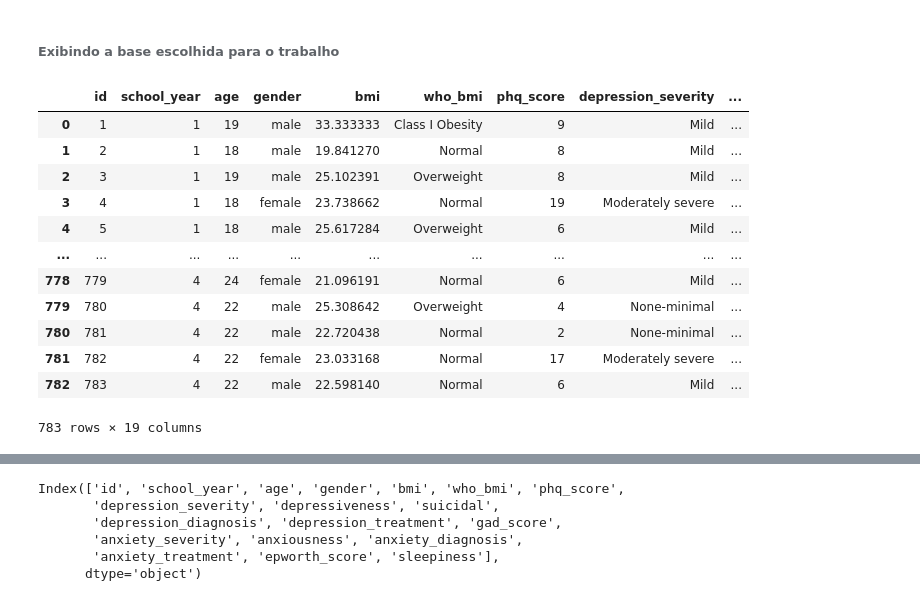
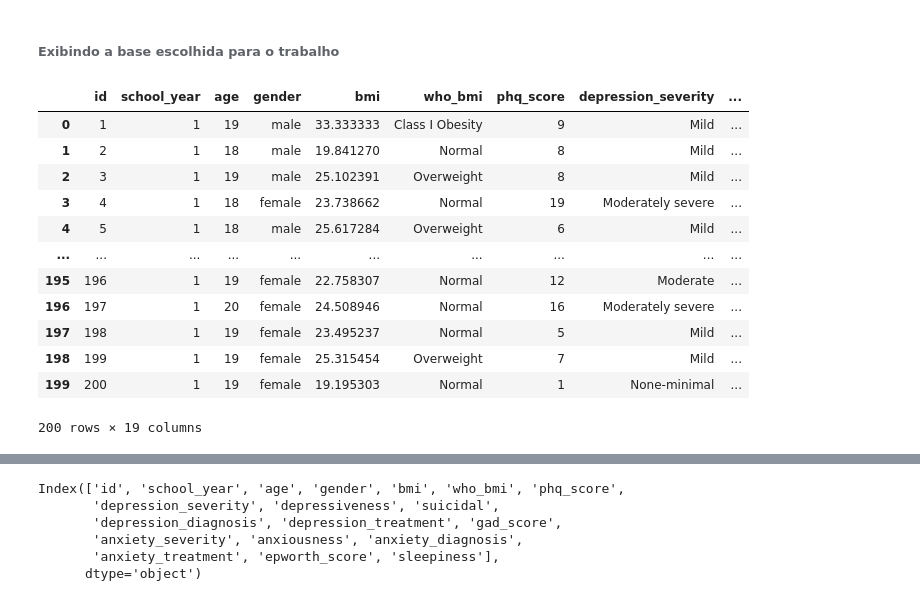
Before and after one commit to Dionizioji/TrabalhodePythonParaDataScience, a Jupyter notebook: Trabalho_pos_grad.ipynb, the cells around one changed output, grey strips where cells are left out. Saved outputs shown, nothing was run; the diff lists cells and outputs as text; code cells hidden in the pictures.

```diff
--- a/Trabalho_pos_grad.ipynb
+++ b/Trabalho_pos_grad.ipynb
@@ -13,18 +29,18 @@ import matplotlib.pyplot as plt
 ###### Exibindo a base escolhida para o trabalho
 # %%
 myDFnoMerge = pd.read_csv("depression_anxiety_data.csv")
-myDFnoMerge
+myDFnoMerge.head(200)
 # %% [output]
 |  | id | school_year | age | gender | bmi | who_bmi | phq_score | depression_severity | ... |
 | 0 | 1 | 1 | 19 | male | 33.333333 | Class I Obesity | 9 | Mild | ... |
 | 1 | 2 | 1 | 18 | male | 19.841270 | Normal | 8 | Mild | ... |
 | 2 | 3 | 1 | 19 | male | 25.102391 | Overweight | 8 | Mild | ... |
 | 3 | 4 | 1 | 18 | female | 23.738662 | Normal | 19 | Moderately severe | ... |
 | 4 | 5 | 1 | 18 | male | 25.617284 | Overweight | 6 | Mild | ... |
 | ... | ... | ... | ... | ... | ... | ... | ... | ... | ... |
-| 778 | 779 | 4 | 24 | female | 21.096191 | Normal | 6 | Mild | ... |
-| 779 | 780 | 4 | 22 | male | 25.308642 | Overweight | 4 | None-minimal | ... |
-| 780 | 781 | 4 | 22 | male | 22.720438 | Normal | 2 | None-minimal | ... |
-| 781 | 782 | 4 | 22 | female | 23.033168 | Normal | 17 | Moderately severe | ... |
-| 782 | 783 | 4 | 22 | male | 22.598140 | Normal | 6 | Mild | ... |
+| 195 | 196 | 1 | 19 | female | 22.758307 | Normal | 12 | Moderate | ... |
+| 196 | 197 | 1 | 20 | female | 24.508946 | Normal | 16 | Moderately severe | ... |
+| 197 | 198 | 1 | 19 | female | 23.495237 | Normal | 5 | Mild | ... |
+| 198 | 199 | 1 | 19 | female | 25.315454 | Overweight | 7 | Mild | ... |
+| 199 | 200 | 1 | 19 | female | 19.195303 | Normal | 1 | None-minimal | ... |
-783 rows × 19 columns
+200 rows × 19 columns
```
Also changed, not shown: parts of 13 cells of this notebook, 2 other files.
